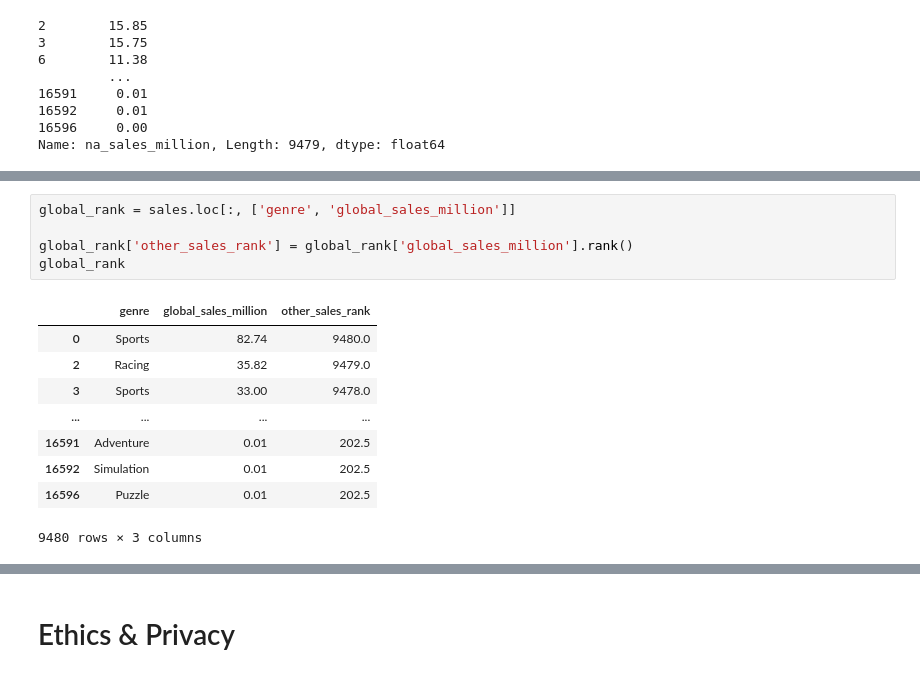
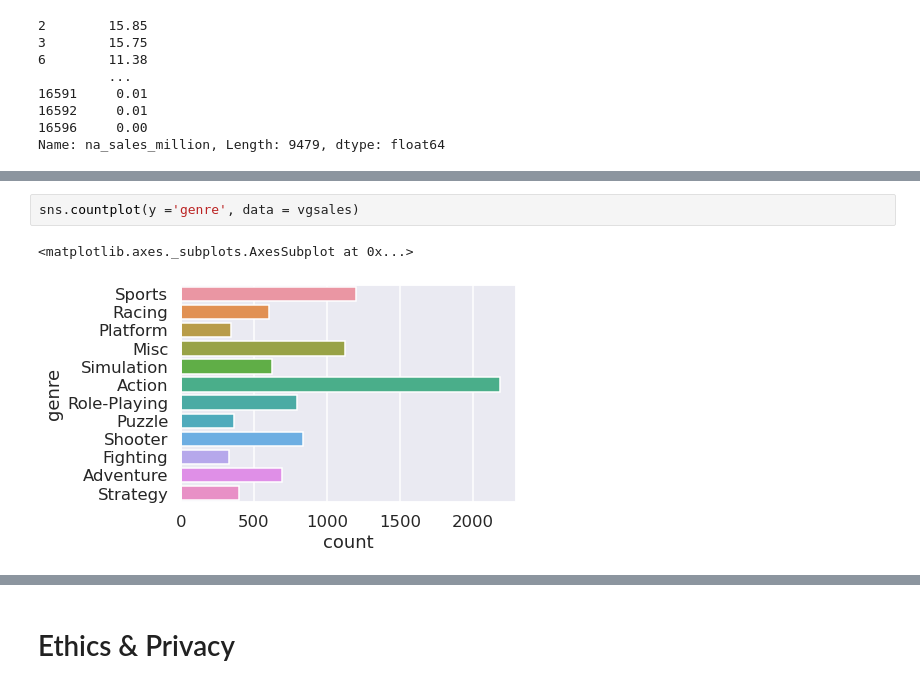
Before and after one commit to kvh8899/mostpopvidgame, a Jupyter notebook: FinalProject_group004_actual.ipynb, the cells around one changed output, grey strips where cells are left out. Cells and saved outputs as stored; diff of their text form.

```diff
--- a/FinalProject_group004_actual.ipynb
+++ b/FinalProject_group004_actual.ipynb
@@ -332,15 +252,5 @@ other_rank
-# %%
-global_rank = sales.loc[:, ['genre', 'global_sales_million']]
-
-global_rank['other_sales_rank'] = global_rank['global_sales_million'].rank()
-global_rank
-# %% [output]
-|  | genre | global_sales_million | other_sales_rank |
-| 0 | Sports | 82.74 | 9480.0 |
-| 2 | Racing | 35.82 | 9479.0 |
-| 3 | Sports | 33.00 | 9478.0 |
-| ... | ... | ... | ... |
-| 16591 | Adventure | 0.01 | 202.5 |
-| 16592 | Simulation | 0.01 | 202.5 |
-| 16596 | Puzzle | 0.01 | 202.5 |
-9480 rows × 3 columns
+# %%
+sns.countplot(y ='genre', data = vgsales)
+# %% [output]
+<matplotlib.axes._subplots.AxesSubplot at 0x...>
+[figure, added]
```
Also changed, not shown: parts of 38 cells of this notebook.
